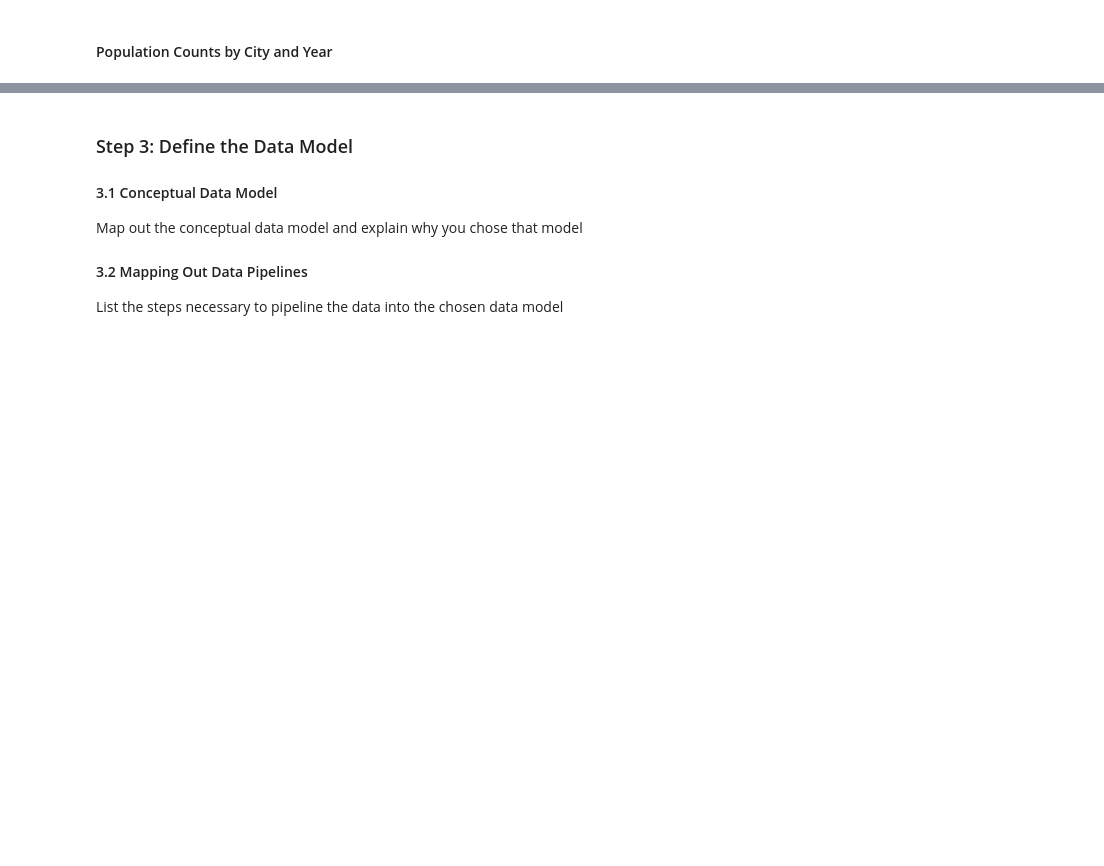
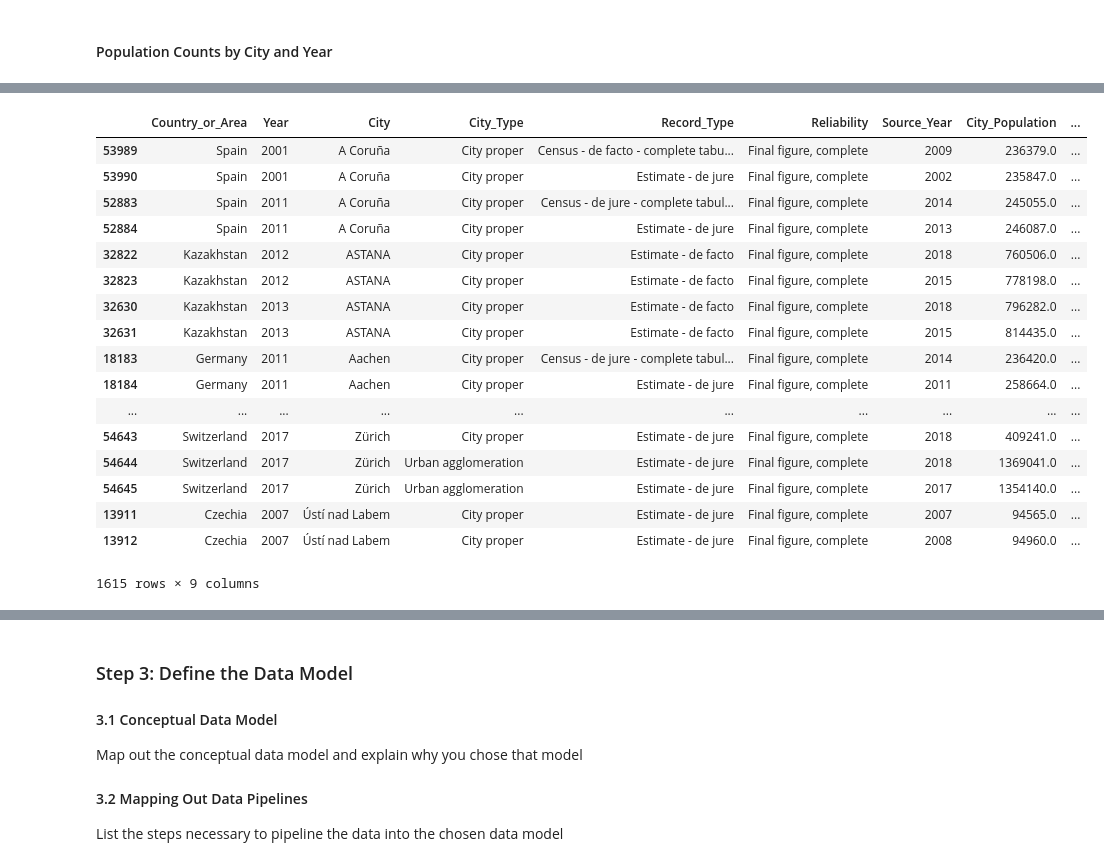
Before and after one commit to DonDuPontII/Data-Engineering-Udacity-Projects, a Jupyter notebook: Capstone-Project.ipynb, the cells around one changed output, grey strips where cells are left out. Cells and saved outputs as stored; diff of their text form; code cells hidden in the pictures; blank space fills up the shorter version.

```diff
--- a/Capstone-Project.ipynb
+++ b/Capstone-Project.ipynb
@@ -295,3 +354,35 @@ country_pop_df.loc[pd.isnull(country_pop_df[['Country', 'Year', 'Country_Populat
 |  | Country | Year | Country_Population |
 # %% [markdown]
 #### Population Counts by City and Year
+# %%
+# Filter on sex to only include both sexes since other sources don't include this breakdown.
+# Note I verfied there are 4,751 distinct cities and all cities have a both sexes row
+city_pop_df[['City']].nunique()
+city_pop_df[['Sex','City']].groupby(['Sex']).nunique()
+city_pop_df = city_pop_df[city_pop_df.Sex == 'Both Sexes']
+
+# By removing the sex breakdown, the field can be dropped
+city_pop_df = city_pop_df.drop(columns=['Sex'])
+# city_pop_df.head()
+
+# Check how many inputs are in the Area column
+city_pop_df[['Area']].drop_duplicates()
+
+# Remove Area coulmn with there being only one input
+city_pop_df = city_pop_df.drop(columns=['Area'])
+
+# Rename columns for naming consistencies
+city_pop_df.columns = ['Country_or_Area',
+                       'Year',
+                       'City',
+                       'City_Type',
+                       'Record_Type',
+                       'Reliability',
+                       'Source_Year',
+                       'City_Population',
+                       'Population_Notes']
+
+# Summary stats by country/area and sex. There are gaps in time.
+city_pop_df[['Country_or_Area', 'Year', 'City_Population']] \
+    .groupby(['Country_or_Area']) \
+    .agg(['min', 'max', 'nunique'])
@@ -297,0 +410,28 @@ country_pop_df.loc[pd.isnull(country_pop_df[['Country', 'Year', 'Country_Populat
+# %%
+# Drop duplicates
+city_pop_df = city_pop_df.drop_duplicates()
+
+# Verify there are no duplicate records at the most granular level
+# There are duplicates. Need to prioritize most recent source year, preference on record type (census over estimate), and maybe reliability.
+duplicate = city_pop_df[city_pop_df.duplicated(['City', 'Year', 'City_Type'], keep=False)] \
+                .sort_values(by = ['City', 'Year'])
+duplicate
+# %% [output]
+|  | Country_or_Area | Year | City | City_Type | Record_Type | Reliability | Source_Year | City_Population | ... |
+| 53989 | Spain | 2001 | A Coruña | City proper | Census - de facto - complete tabu... | Final figure, complete | 2009 | 236379.0 | ... |
+| 53990 | Spain | 2001 | A Coruña | City proper | Estimate - de jure | Final figure, complete | 2002 | 235847.0 | ... |
+| 52883 | Spain | 2011 | A Coruña | City proper | Census - de jure - complete tabul... | Final figure, complete | 2014 | 245055.0 | ... |
+| 52884 | Spain | 2011 | A Coruña | City proper | Estimate - de jure | Final figure, complete | 2013 | 246087.0 | ... |
+| 32822 | Kazakhstan | 2012 | ASTANA | City proper | Estimate - de facto | Final figure, complete | 2018 | 760506.0 | ... |
+| 32823 | Kazakhstan | 2012 | ASTANA | City proper | Estimate - de facto | Final figure, complete | 2015 | 778198.0 | ... |
+| 32630 | Kazakhstan | 2013 | ASTANA | City proper | Estimate - de facto | Final figure, complete | 2018 | 796282.0 | ... |
+| 32631 | Kazakhstan | 2013 | ASTANA | City proper | Estimate - de facto | Final figure, complete | 2015 | 814435.0 | ... |
+| 18183 | Germany | 2011 | Aachen | City proper | Census - de jure - complete tabul... | Final figure, complete | 2014 | 236420.0 | ... |
+| 18184 | Germany | 2011 | Aachen | City proper | Estimate - de jure | Final figure, complete | 2011 | 258664.0 | ... |
+| ... | ... | ... | ... | ... | ... | ... | ... | ... | ... |
+| 54643 | Switzerland | 2017 | Zürich | City proper | Estimate - de jure | Final figure, complete | 2018 | 409241.0 | ... |
+| 54644 | Switzerland | 2017 | Zürich | Urban agglomeration | Estimate - de jure | Final figure, complete | 2018 | 1369041.0 | ... |
+| 54645 | Switzerland | 2017 | Zürich | Urban agglomeration | Estimate - de jure | Final figure, complete | 2017 | 1354140.0 | ... |
+| 13911 | Czechia | 2007 | Ústí nad Labem | City proper | Estimate - de jure | Final figure, complete | 2007 | 94565.0 | ... |
+| 13912 | Czechia | 2007 | Ústí nad Labem | City proper | Estimate - de jure | Final figure, complete | 2008 | 94960.0 | ... |
+1615 rows × 9 columns
```
Also changed, not shown: parts of 24 cells of this notebook.
